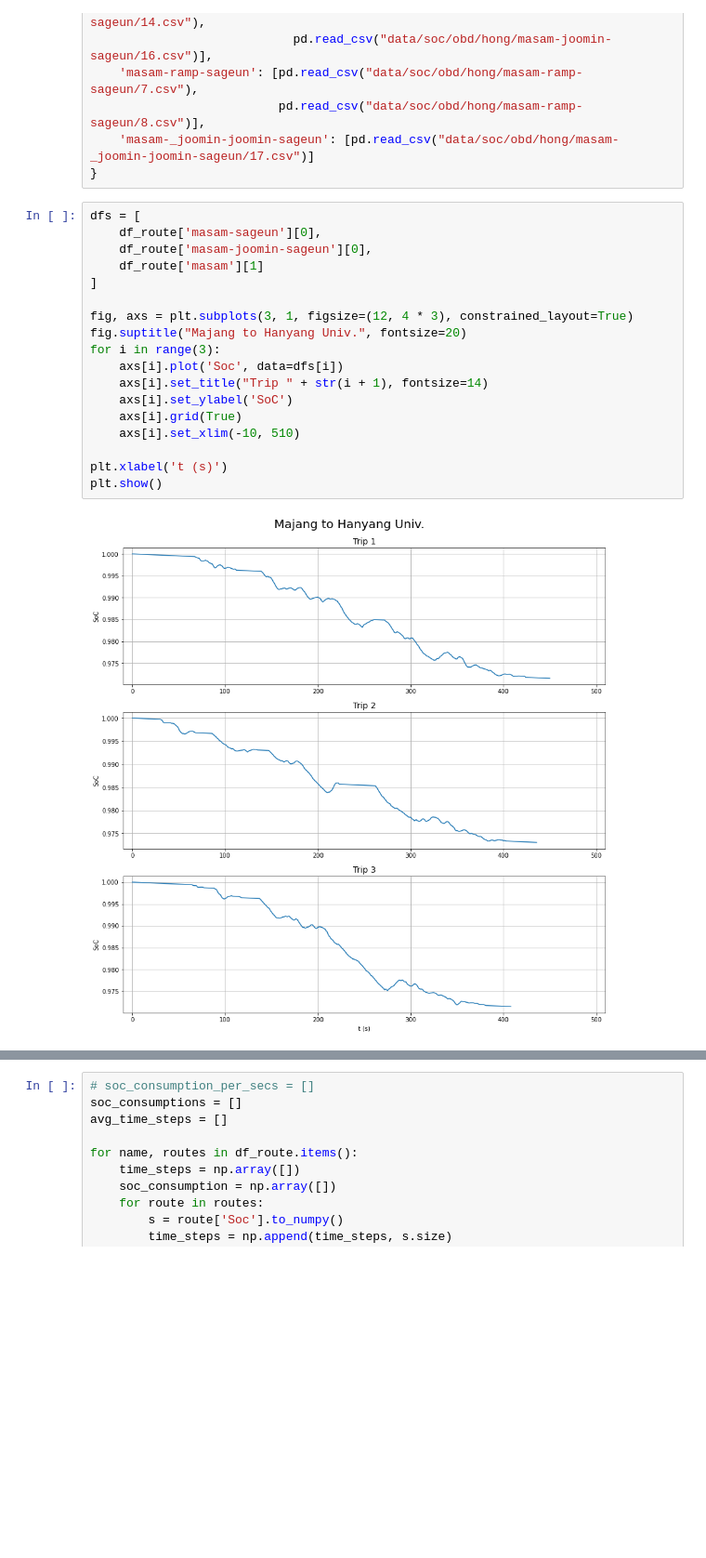
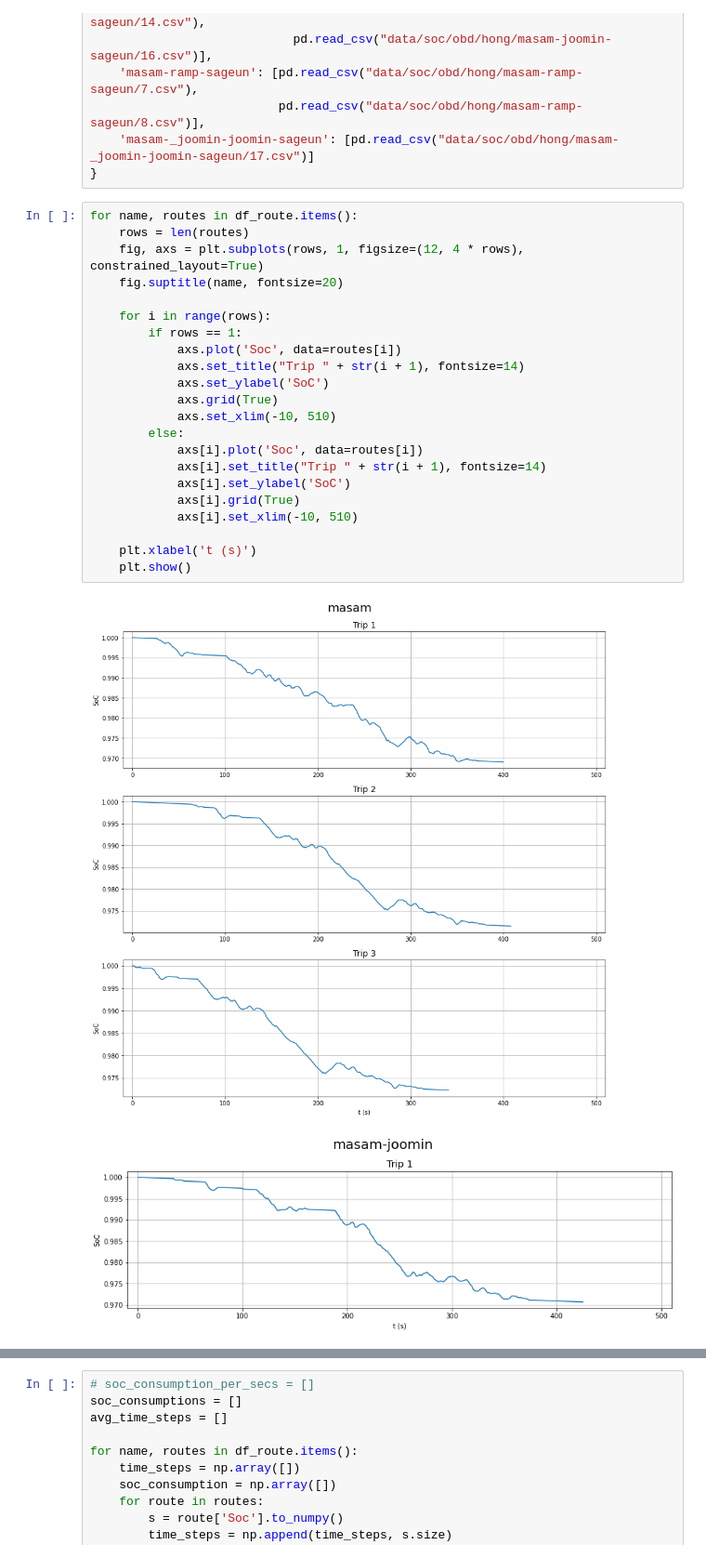
Before and after one commit to yellowjigi/driving-cycle-prediction-jupyter, a Jupyter notebook: soc_consumption.ipynb, the cells around one changed output, grey strips where cells are left out. Shown at 93% size. Saved outputs shown, nothing was run; the diff lists cells and outputs as text; blank space fills up the shorter version.

Commit message:
implemented plotting routes

```diff
--- a/soc_consumption.ipynb
+++ b/soc_consumption.ipynb
@@ -24,22 +24,27 @@ df_route = {
     'masam-_joomin-joomin-sageun': [pd.read_csv("data/soc/obd/hong/masam-_joomin-joomin-sageun/17.csv")]
 }
 # %%
-dfs = [
-    df_route['masam-sageun'][0],
-    df_route['masam-joomin-sageun'][0],
-    df_route['masam'][1]
-]
+for name, routes in df_route.items():
+    rows = len(routes)
+    fig, axs = plt.subplots(rows, 1, figsize=(12, 4 * rows), constrained_layout=True)
+    fig.suptitle(name, fontsize=20)
 
-fig, axs = plt.subplots(3, 1, figsize=(12, 4 * 3), constrained_layout=True)
-fig.suptitle("Majang to Hanyang Univ.", fontsize=20)
-for i in range(3):
-    axs[i].plot('Soc', data=dfs[i])
-    axs[i].set_title("Trip " + str(i + 1), fontsize=14)
-    axs[i].set_ylabel('SoC')
-    axs[i].grid(True)
-    axs[i].set_xlim(-10, 510)
+    for i in range(rows):
+        if rows == 1:
+            axs.plot('Soc', data=routes[i])
+            axs.set_title("Trip " + str(i + 1), fontsize=14)
+            axs.set_ylabel('SoC')
+            axs.grid(True)
+            axs.set_xlim(-10, 510)
+        else:
+            axs[i].plot('Soc', data=routes[i])
+            axs[i].set_title("Trip " + str(i + 1), fontsize=14)
+            axs[i].set_ylabel('SoC')
+            axs[i].grid(True)
+            axs[i].set_xlim(-10, 510)
 
-plt.xlabel('t (s)')
-plt.show()
+    plt.xlabel('t (s)')
+    plt.show()
 # %% [output]
-[figure, old version]
+[figure, new version]
+[figure, added]
```
Also changed, not shown: parts of 1 cell of this notebook.
